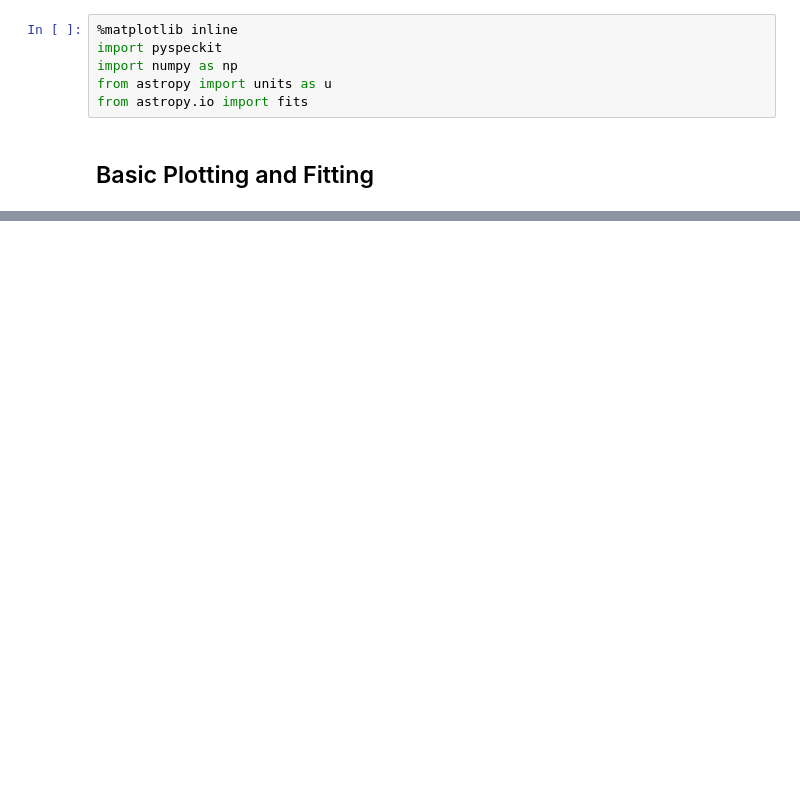
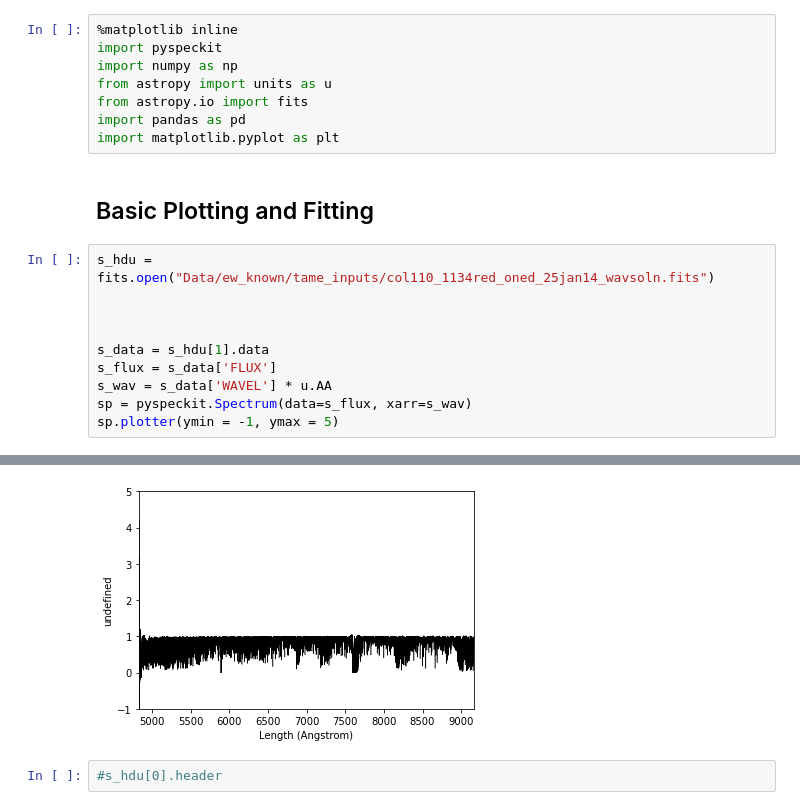
Before and after one commit to jkcarlberg/redgiant_planethosts, a Jupyter notebook: pyspeckit_test.ipynb, the cells around one changed output, grey strips where cells are left out. Cells and saved outputs as stored; diff of their text form; blank space fills up the shorter version.

```diff
--- a/pyspeckit_test.ipynb
+++ b/pyspeckit_test.ipynb
@@ -4,5 +4,18 @@ import pyspeckit
 import numpy as np
 from astropy import units as u
 from astropy.io import fits
+import pandas as pd
+import matplotlib.pyplot as plt
 # %% [markdown]
 ## Basic Plotting and Fitting
+# %%
+s_hdu = fits.open("Data/ew_known/tame_inputs/col110_1134red_oned_25jan14_wavsoln.fits")
+
+
+
+s_data = s_hdu[1].data
+s_flux = s_data['FLUX']
+s_wav = s_data['WAVEL'] * u.AA
+sp = pyspeckit.Spectrum(data=s_flux, xarr=s_wav)
+sp.plotter(ymin = -1, ymax = 5)
+# %% [output]
@@ -8,0 +23,3 @@ from astropy.io import fits
+[figure, added]
+# %%
+#s_hdu[0].header
```
Also changed, not shown: parts of 4 cells of this notebook.
